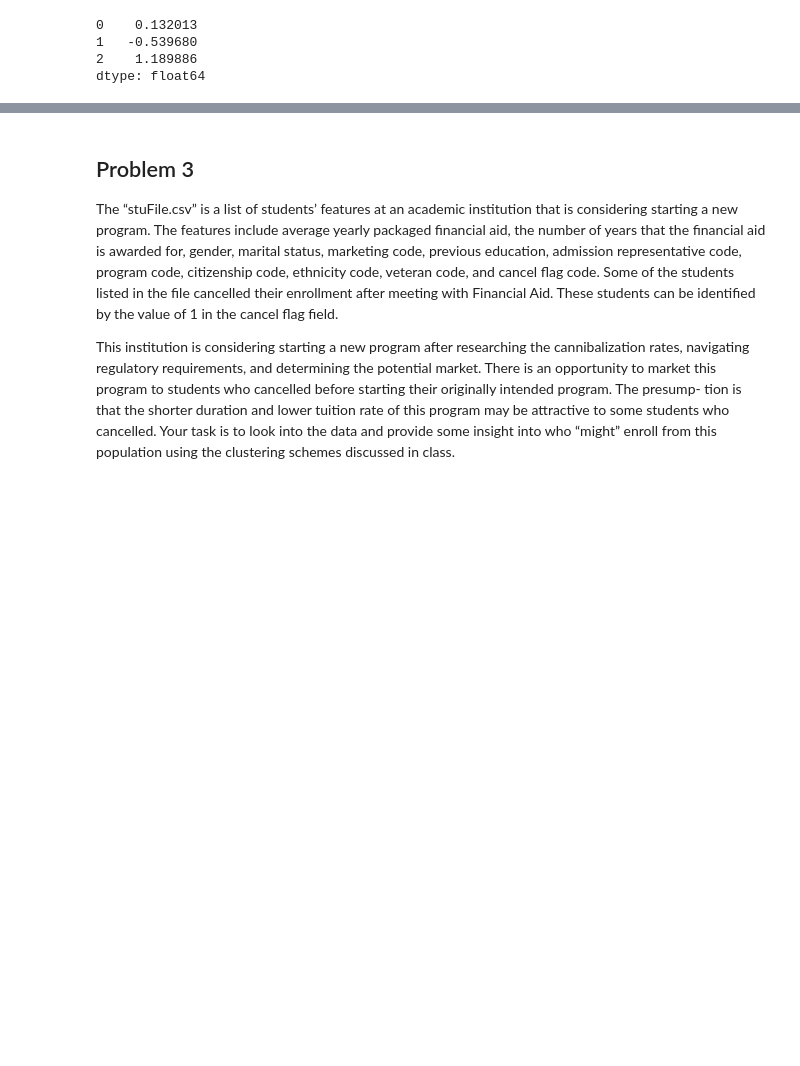
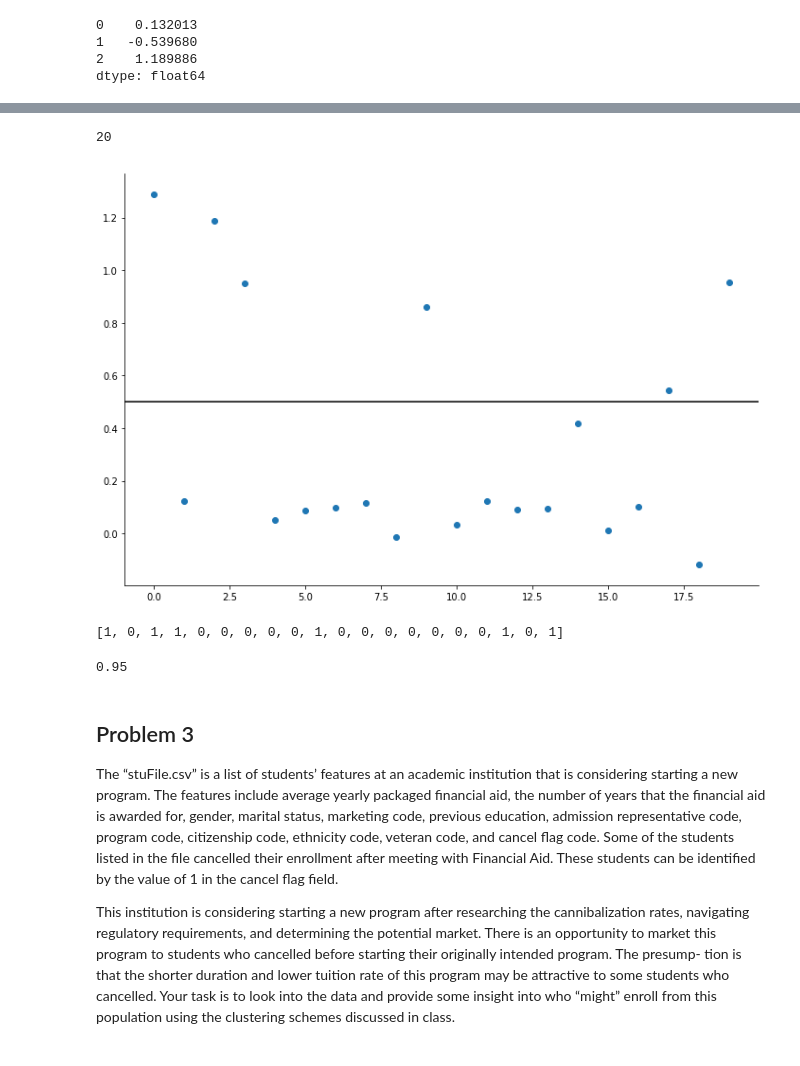
Before and after one commit to edalrami/machine-learning-hw3, a Jupyter notebook: MachineLearningHW3.ipynb, the cells around one changed output, grey strips where cells are left out. Saved outputs shown, nothing was run; the diff lists cells and outputs as text; code cells hidden in the pictures; blank space fills up the shorter version.

```diff
--- a/MachineLearningHW3.ipynb
+++ b/MachineLearningHW3.ipynb
@@ -290,0 +290,18 @@ to be continued...
+# %%
+h = phi
+h[0] = phi[0]*w[0]
+h[1] = phi[1]*w[1]
+h[2] = phi[2]*w[2]
+# %%
+len(h[0])
+# %% [output]
+20
+# %%
+H = [sum(h.iloc[i]) for i in range(len(h[0]))]
+# %%
+fig, ax = plt.subplots(figsize = (12.0, 8.0))
+ax.scatter(range(20), H)
+ax.axhline(y=0.5, color='k')
+sns.despine()
+# %% [output]
+[figure, added]
@@ -291,3 +318,12 @@ to be continued...
+# %%
+predictions
+# %% [output]
+[1, 0, 1, 1, 0, 0, 0, 0, 0, 1, 0, 0, 0, 0, 0, 0, 0, 1, 0, 1]
+# %%
+accuracy = sum(predictions == rbf["class"])/len(predictions)
+accuracy
+# %% [output]
+0.95
 # %% [markdown]
 ## Problem 3
 
```
Also changed, not shown: parts of 5 cells of this notebook, 1 other file.
